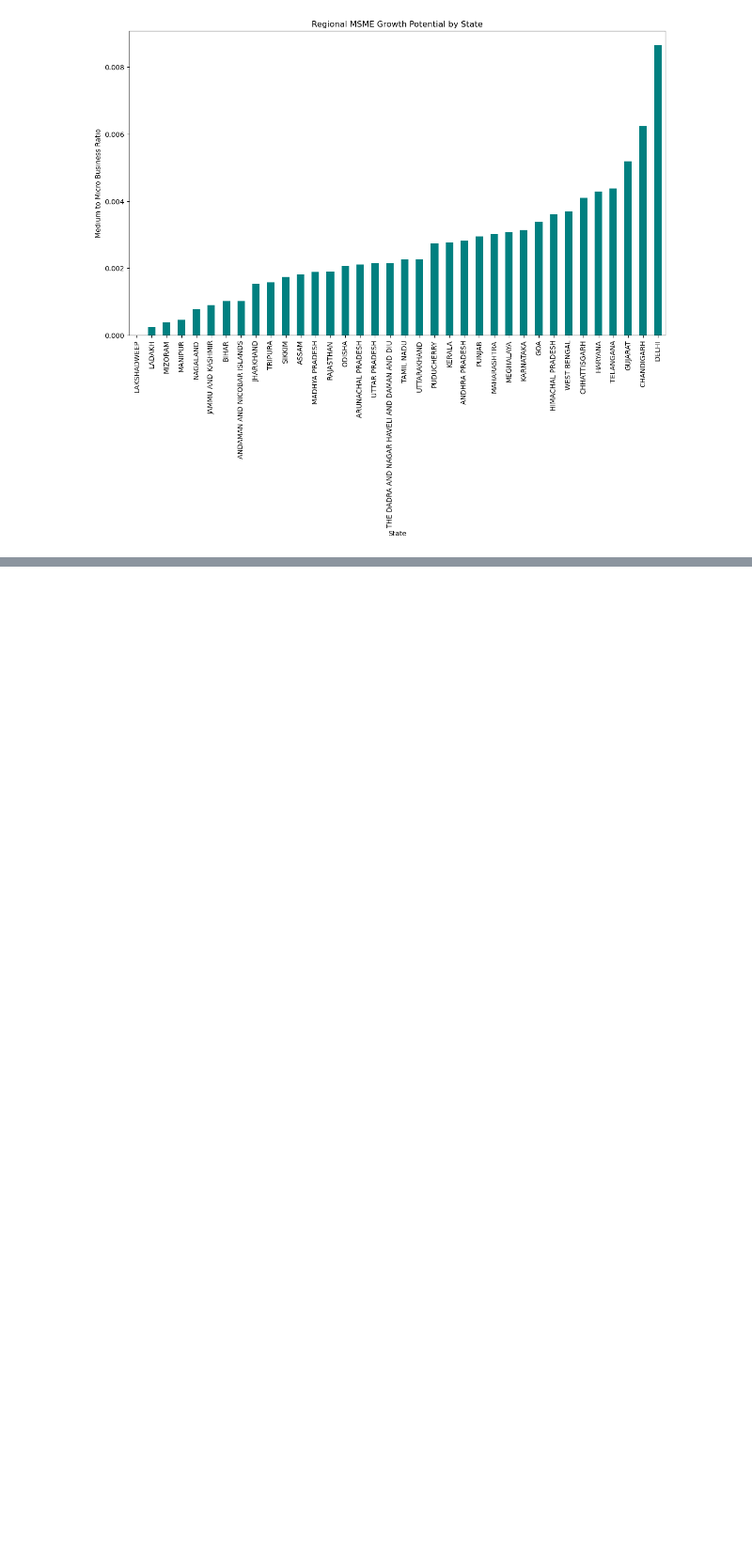
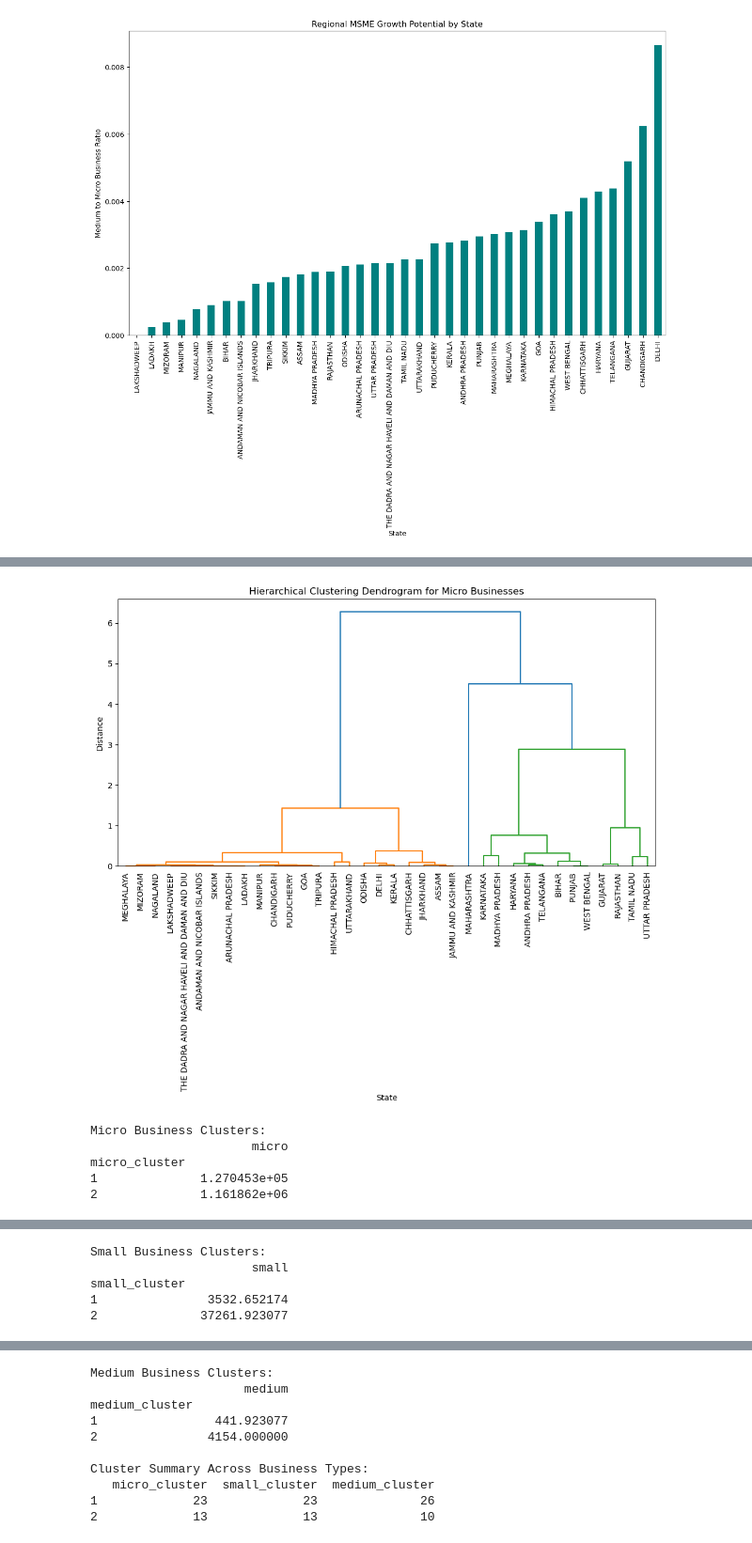
Before and after one commit to 10sharmashivam/AI_Personalization_for_MSME_FinTech_Platform, a Jupyter notebook: models/noteook.ipynb, the cells around one changed output, grey strips where cells are left out. Shown at 94% size. Cells and saved outputs as stored; diff of their text form; code cells hidden in the pictures; blank space fills up the shorter version.

```diff
--- a/models/noteook.ipynb
+++ b/models/noteook.ipynb
@@ -247,0 +307,53 @@ DELHI                                                       0.008649        2
+# %%
+state_business_counts = df.groupby('state_name')[['micro', 'small', 'medium']].sum()
+
+# Define a function to perform hierarchical clustering and visualize results
+def cluster_by_business_type(data, business_type):
+    # Standardize the data for clustering
+    scaler = StandardScaler()
+    scaled_data = scaler.fit_transform(data[[business_type]])
+
+    # Hierarchical Clustering
+    Z = linkage(scaled_data, method='ward')
+    plt.figure(figsize=(12, 6))
+    dendrogram(Z, labels=data.index, leaf_rotation=90, leaf_font_size=10)
+    plt.title(f'Hierarchical Clustering Dendrogram for {business_type.capitalize()} Businesses')
+    plt.xlabel('State')
+    plt.ylabel('Distance')
+    plt.show()
+
+    # Define clusters based on a distance threshold
+    clusters = fcluster(Z, t=5, criterion='distance')  # Adjust threshold as necessary
+    data[f'{business_type}_cluster'] = clusters
+
+    # Print cluster assignments
+    print(f"\n{business_type.capitalize()} Business Clusters:")
+    print(data[[business_type, f'{business_type}_cluster']].groupby(f'{business_type}_cluster').mean())
+
+# Run clustering separately for each business type
+for business_type in ['micro', 'small', 'medium']:
+    cluster_by_business_type(state_business_counts, business_type)
+
+# Summary comparison of clusters across business types
+cluster_summary = state_business_counts[['micro_cluster', 'small_cluster', 'medium_cluster']].apply(pd.Series.value_counts)
+print("\nCluster Summary Across Business Types:")
+print(cluster_summary)
+
+# Visualize Comparison of Cluster Characteristics
+fig, axes = plt.subplots(3, 1, figsize=(12, 18))
+business_types = ['micro', 'small', 'medium']
+for i, business_type in enumerate(business_types):
+    sns.barplot(x=state_business_counts.index, y=business_type, hue=f'{business_type}_cluster', data=state_business_counts, ax=axes[i], dodge=False)
+    axes[i].set_title(f'{business_type.capitalize()} Business Distribution by Cluster')
+    axes[i].set_xlabel('State')
+    axes[i].set_ylabel('Number of Businesses')
+    axes[i].tick_params(axis='x', rotation=90)
+plt.tight_layout()
+plt.show()
+# %% [output]
+[figure, added]
+Micro Business Clusters:
+                      micro
+micro_cluster
+1              1.270453e+05
+2              1.161862e+06
@@ -247,0 +361,5 @@ DELHI                                                       0.008649        2
+Small Business Clusters:
+                      small
+small_cluster
+1               3532.652174
+2              37261.923077
@@ -247,0 +367,10 @@ DELHI                                                       0.008649        2
+Medium Business Clusters:
+                     medium
+medium_cluster
+1                441.923077
+2               4154.000000
+
+Cluster Summary Across Business Types:
+   micro_cluster  small_cluster  medium_cluster
+1             23             23              26
+2             13             13              10
```
Also changed, not shown: parts of 4 cells of this notebook.
